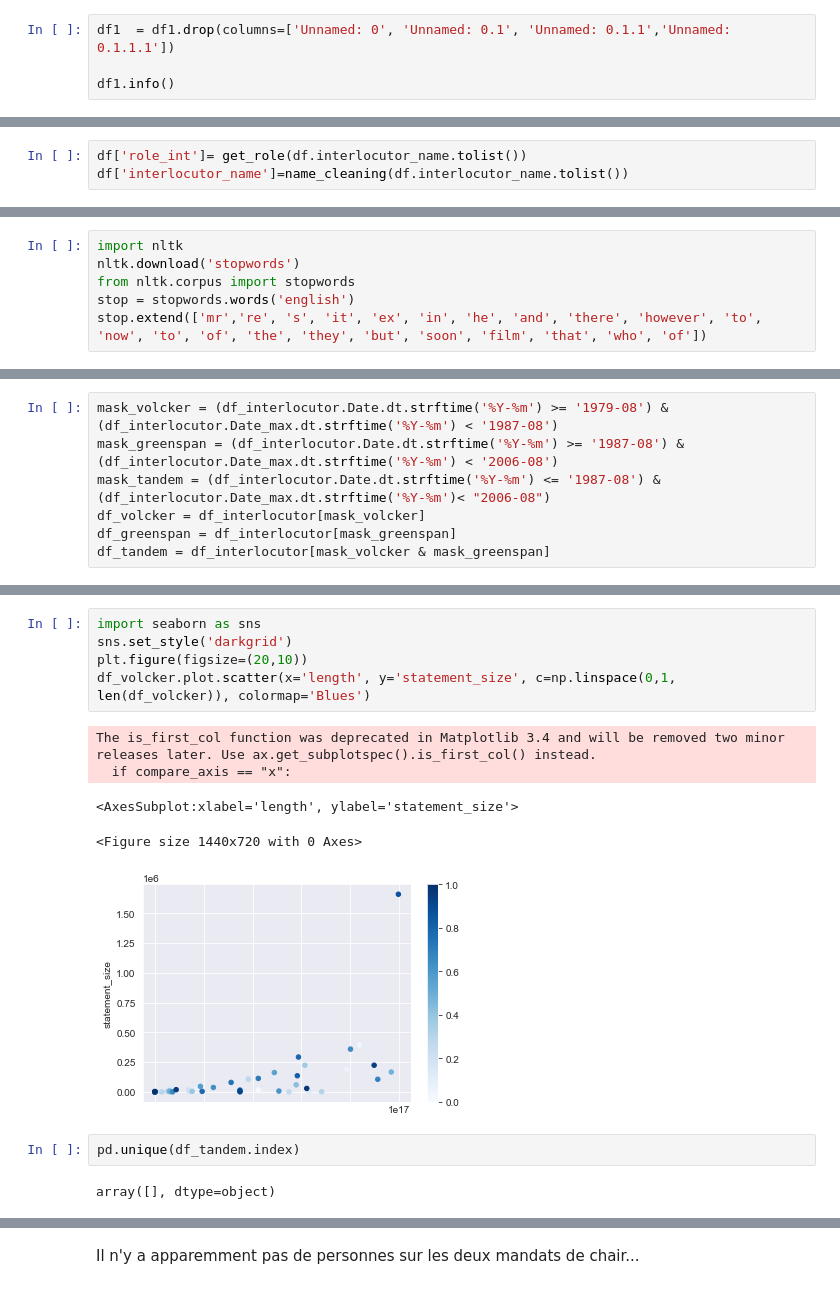
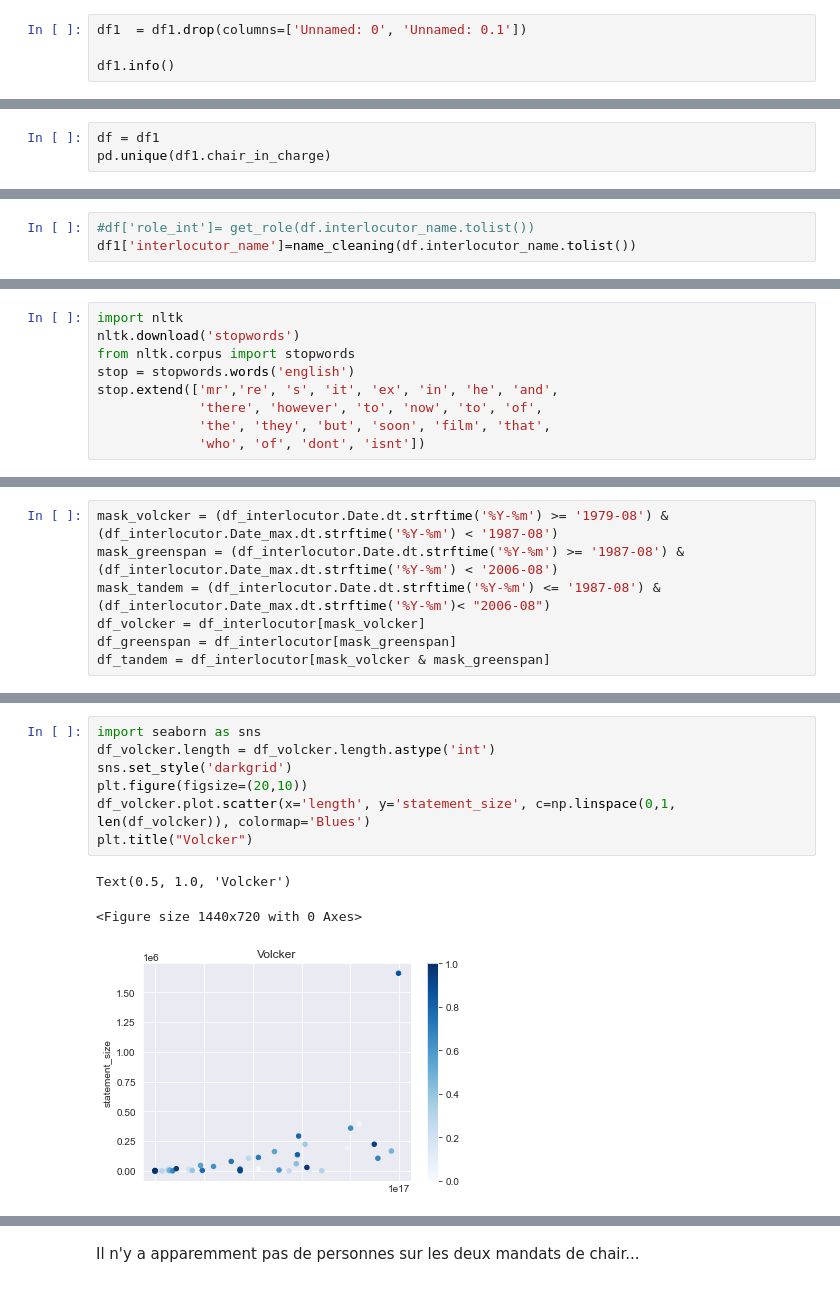
Before and after one commit to erialc-cal/NLP-FOMC, a Jupyter notebook: Scrapping_Explo.ipynb, the cells around one changed output, grey strips where cells are left out. Drawn from its saved outputs; the diff is of its cells as text.

```diff
--- a/Scrapping_Explo.ipynb
+++ b/Scrapping_Explo.ipynb
@@ -18,5 +53,5 @@ df1 = pd.read_csv("/Users/h2jw/Documents/GitHub/NLP-FOMC/RA_project/final_df_v4.
 # %%
-df1  = df1.drop(columns=['Unnamed: 0', 'Unnamed: 0.1', 'Unnamed: 0.1.1','Unnamed: 0.1.1.1'])
+df1  = df1.drop(columns=['Unnamed: 0', 'Unnamed: 0.1'])
 
 df1.info()
 # %% [output]
@@ -88,0 +94,3 @@ array(['CHAIRMAN BURNS', 'CHAIRMAN MILLER', 'CHAIRMAN VOLCKER',
+# %%
+df = df1
+pd.unique(df1.chair_in_charge)
@@ -120,6 +141,6 @@ def get_role(name_list):
 
     return role
 # %%
-df['role_int']= get_role(df.interlocutor_name.tolist())
-df['interlocutor_name']=name_cleaning(df.interlocutor_name.tolist())
+#df['role_int']= get_role(df.interlocutor_name.tolist())
+df1['interlocutor_name']=name_cleaning(df.interlocutor_name.tolist())
 # %%
@@ -159,7 +170,10 @@ import nltk
 nltk.download('stopwords')
 from nltk.corpus import stopwords
 stop = stopwords.words('english')
-stop.extend(['mr','re', 's', 'it', 'ex', 'in', 'he', 'and', 'there', 'however', 'to', 'now', 'to', 'of', 'the', 'they', 'but', 'soon', 'film', 'that', 'who', 'of'])
+stop.extend(['mr','re', 's', 'it', 'ex', 'in', 'he', 'and',
+             'there', 'however', 'to', 'now', 'to', 'of',
+             'the', 'they', 'but', 'soon', 'film', 'that',
+             'who', 'of', 'dont', 'isnt'])
 # %% [output]
 [nltk_data] Downloading package stopwords to /Users/h2jw/nltk_data...
 [nltk_data]   Package stopwords is already up-to-date!
@@ -525,15 +546,11 @@ df_volcker.sort_values(by='length', ascending=False).head()
 # %%
 import seaborn as sns
+df_volcker.length = df_volcker.length.astype('int')
 sns.set_style('darkgrid')
 plt.figure(figsize=(20,10))
 df_volcker.plot.scatter(x='length', y='statement_size', c=np.linspace(0,1, len(df_volcker)), colormap='Blues')
+plt.title("Volcker")
 # %% [output]
-The is_first_col function was deprecated in Matplotlib 3.4 and will be removed two minor releases later. Use ax.get_subplotspec().is_first_col() instead.
-  if compare_axis == "x":
+Text(0.5, 1.0, 'Volcker')
-<AxesSubplot:xlabel='length', ylabel='statement_size'>
+<Figure size 1440x720 with 0 Axes>
-<Figure size 1440x720 with 0 Axes>
-[figure, old version]
+[figure, new version]
-# %%
-pd.unique(df_tandem.index)
-# %% [output]
-array([], dtype=object)
```
Also changed, not shown: parts of 27 cells of this notebook, 3 other files.
